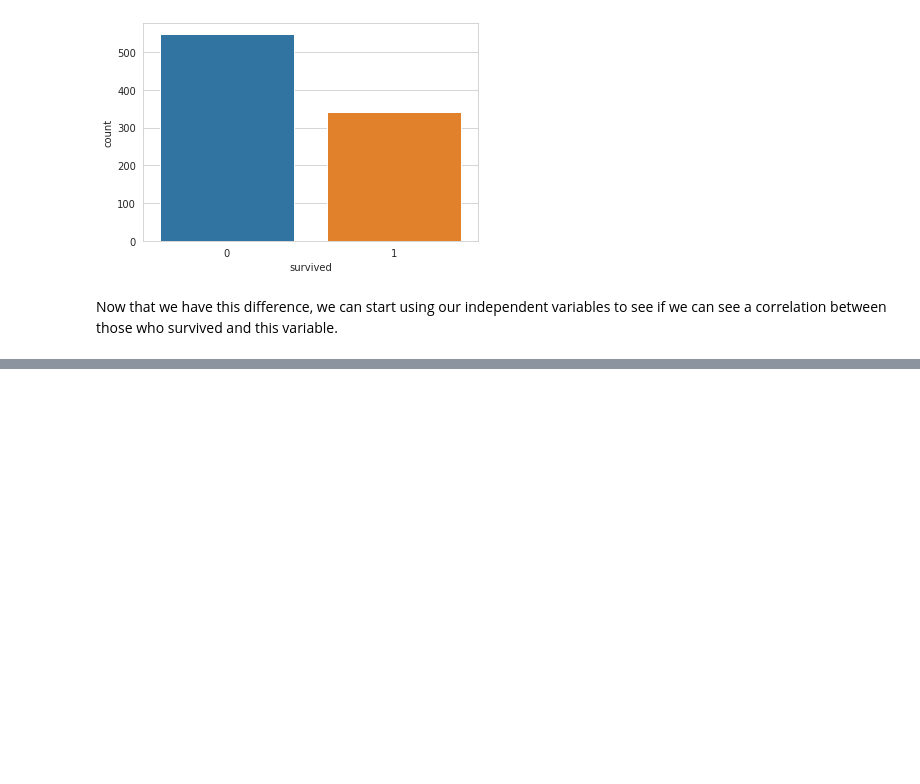
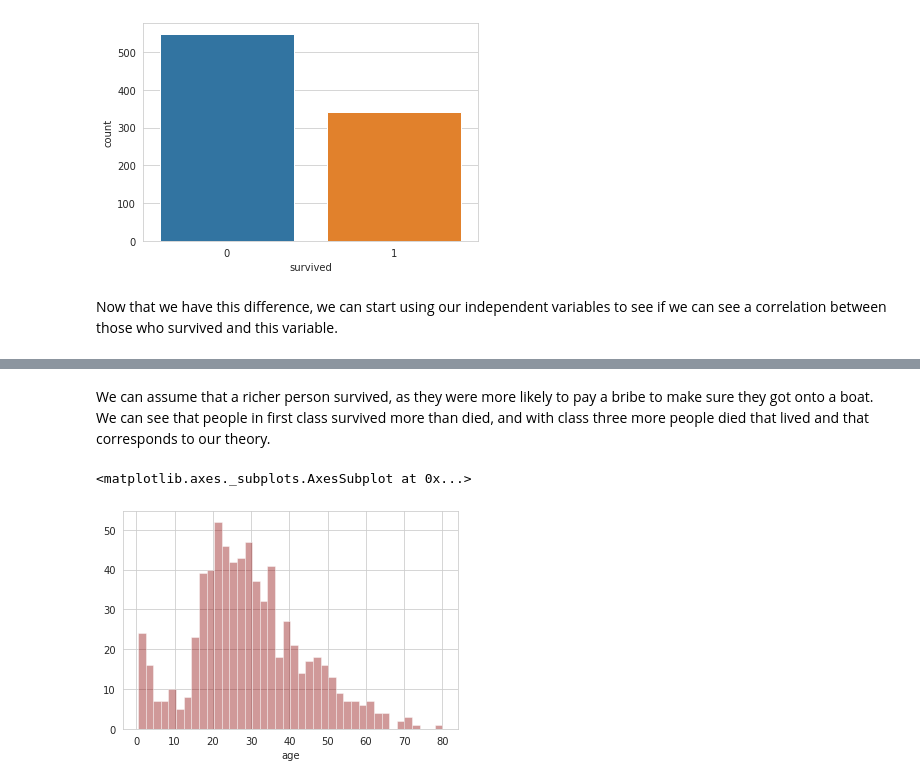
Before and after one commit to lsom11/data-notebooks, a Jupyter notebook: Titanic/Titanic Regression.ipynb, the cells around one changed output, grey strips where cells are left out. Drawn from its saved outputs; the diff is of its cells as text; code cells hidden in the pictures; blank space fills up the shorter version.

```diff
--- a/Titanic/Titanic Regression.ipynb
+++ b/Titanic/Titanic Regression.ipynb
@@ -104,0 +114,7 @@ for column in train.columns:
+# %% [markdown]
+We can assume that a richer person survived, as they were more likely to pay a bribe to make sure they got onto a boat. We can see that people in first class survived more than died, and with class three more people died that lived and that corresponds to our theory.
+# %%
+sns.distplot(train['age'].dropna(), kde=False, color='darkred', bins=40)
+# %% [output]
+<matplotlib.axes._subplots.AxesSubplot at 0x...>
+[figure, added]
```
Also changed, not shown: parts of 31 cells of this notebook.
